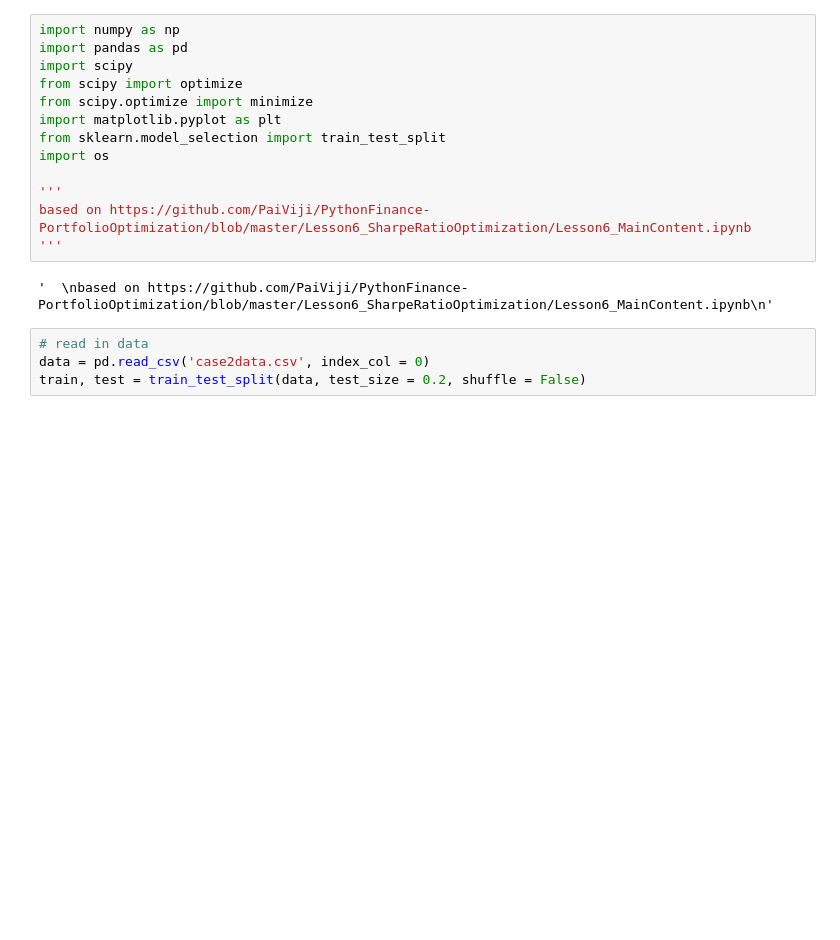
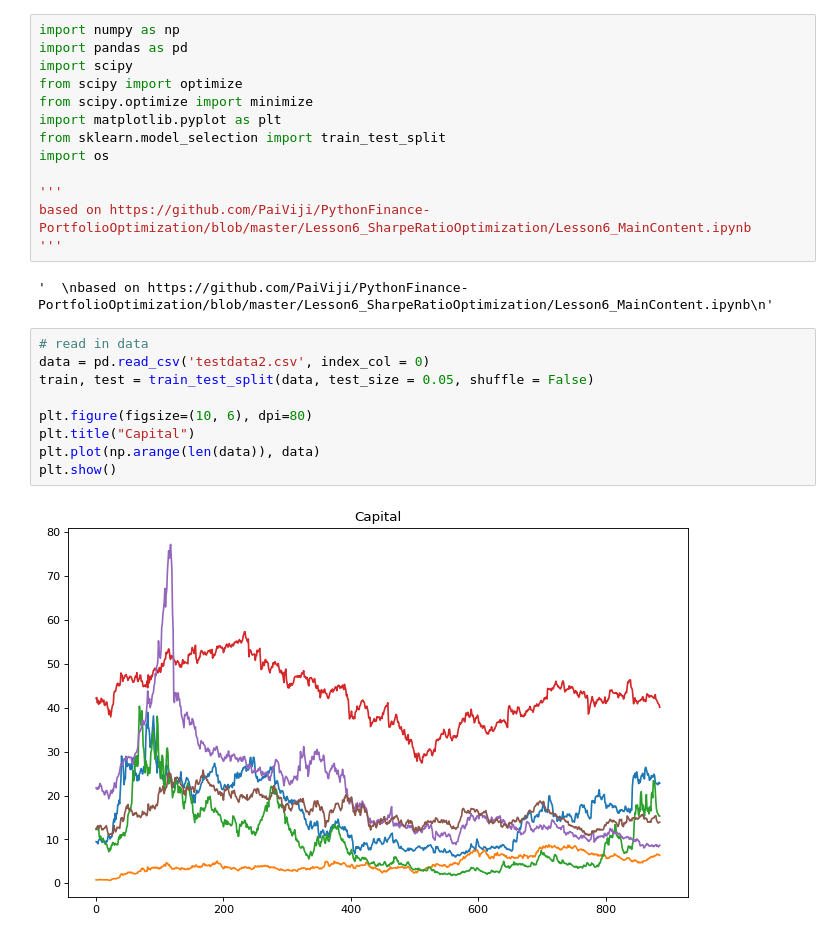
Before and after one commit to sabvan/UChicagoTradingComp, a Jupyter notebook: case2/paiviji.ipynb, the cells around one changed output. Drawn from its saved outputs; the diff is of its cells as text; blank space fills up the shorter version.

```diff
--- a/case2/paiviji.ipynb
+++ b/case2/paiviji.ipynb
@@ -15,8 +15,15 @@ based on https://github.com/PaiViji/PythonFinance-PortfolioOptimization/blob/mas
 '  \nbased on https://github.com/PaiViji/PythonFinance-PortfolioOptimization/blob/master/Lesson6_SharpeRatioOptimization/Lesson6_MainContent.ipynb\n'
 # %%
 # read in data
-data = pd.read_csv('case2data.csv', index_col = 0)
-train, test = train_test_split(data, test_size = 0.2, shuffle = False)
+data = pd.read_csv('testdata2.csv', index_col = 0)
+train, test = train_test_split(data, test_size = 0.05, shuffle = False)
+
+plt.figure(figsize=(10, 6), dpi=80)
+plt.title("Capital")
+plt.plot(np.arange(len(data)), data)
+plt.show()
+# %% [output]
+[figure, added]
 # %%
 def MaximizeSharpeRatioOptmzn(MeanReturns, CovarReturns, RiskFreeRate, PortfolioSize):
     '''
```
Also changed, not shown: parts of 5 cells of this notebook, 2 other files.
